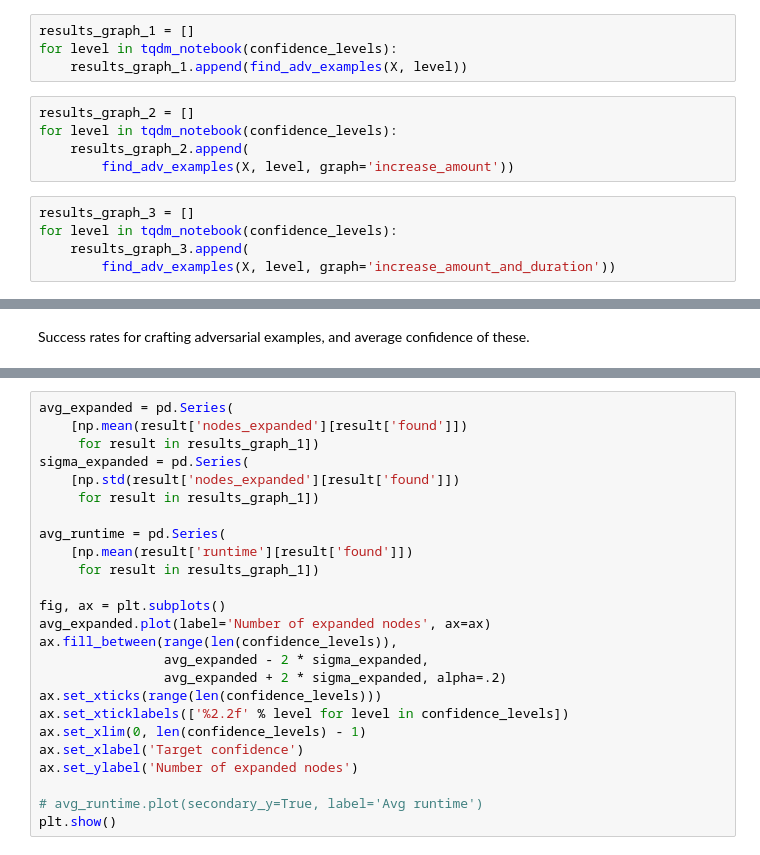
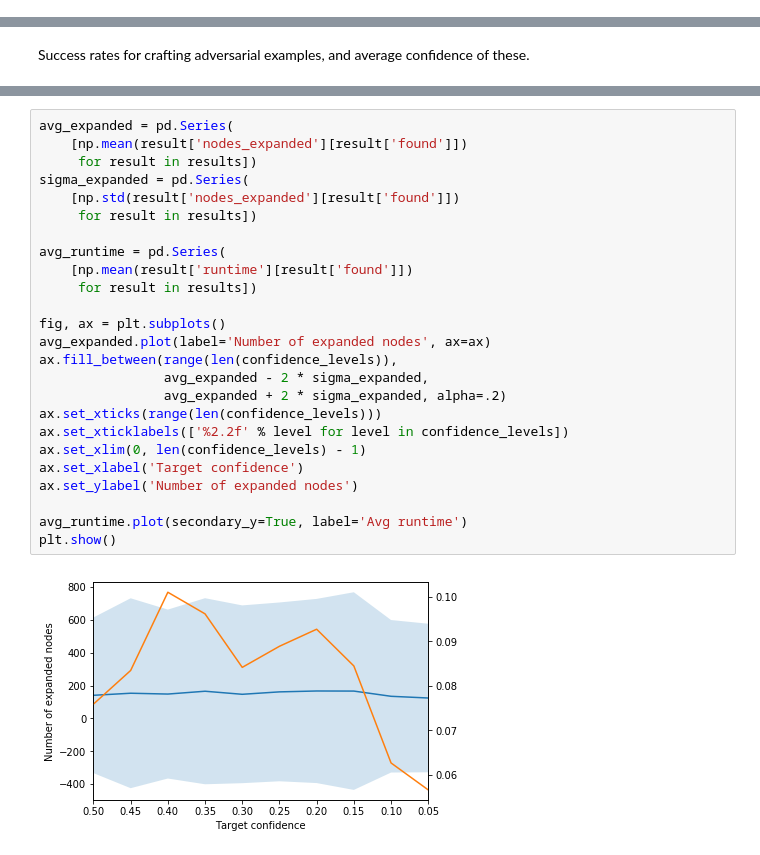
Before and after one commit to spring-epfl/trickster, a Jupyter notebook: notebooks/bot_adversarial.ipynb, the cells around one changed output, grey strips where cells are left out. Cells and saved outputs as stored; diff of their text form.

```diff
--- a/notebooks/bot_adversarial.ipynb
+++ b/notebooks/bot_adversarial.ipynb
@@ -475,14 +541,0 @@ Find adversarial examples for the whole dataset using different transformation g
-# %%
-results_graph_1 = []
-for level in tqdm_notebook(confidence_levels):
-    results_graph_1.append(find_adv_examples(X, level))
-# %%
-results_graph_2 = []
-for level in tqdm_notebook(confidence_levels):
-    results_graph_2.append(
-        find_adv_examples(X, level, graph='increase_amount'))
-# %%
-results_graph_3 = []
-for level in tqdm_notebook(confidence_levels):
-    results_graph_3.append(
-        find_adv_examples(X, level, graph='increase_amount_and_duration'))
@@ -581,25 +568,27 @@ Number of expanded nodes for graph 1 (strongly correlated with runtime)
 # %%
 avg_expanded = pd.Series(
     [np.mean(result['nodes_expanded'][result['found']])
-     for result in results_graph_1])
+     for result in results])
 sigma_expanded = pd.Series(
     [np.std(result['nodes_expanded'][result['found']])
-     for result in results_graph_1])
+     for result in results])
 
 avg_runtime = pd.Series(
     [np.mean(result['runtime'][result['found']])
-     for result in results_graph_1])
+     for result in results])
 
 fig, ax = plt.subplots()
 avg_expanded.plot(label='Number of expanded nodes', ax=ax)
 ax.fill_between(range(len(confidence_levels)),
                 avg_expanded - 2 * sigma_expanded,
                 avg_expanded + 2 * sigma_expanded, alpha=.2)
 ax.set_xticks(range(len(confidence_levels)))
 ax.set_xticklabels(['%2.2f' % level for level in confidence_levels])
 ax.set_xlim(0, len(confidence_levels) - 1)
 ax.set_xlabel('Target confidence')
 ax.set_ylabel('Number of expanded nodes')
 
-# avg_runtime.plot(secondary_y=True, label='Avg runtime')
+avg_runtime.plot(secondary_y=True, label='Avg runtime')
 plt.show()
+# %% [output]
+[figure, added]
```
Also changed, not shown: parts of 24 cells of this notebook.
